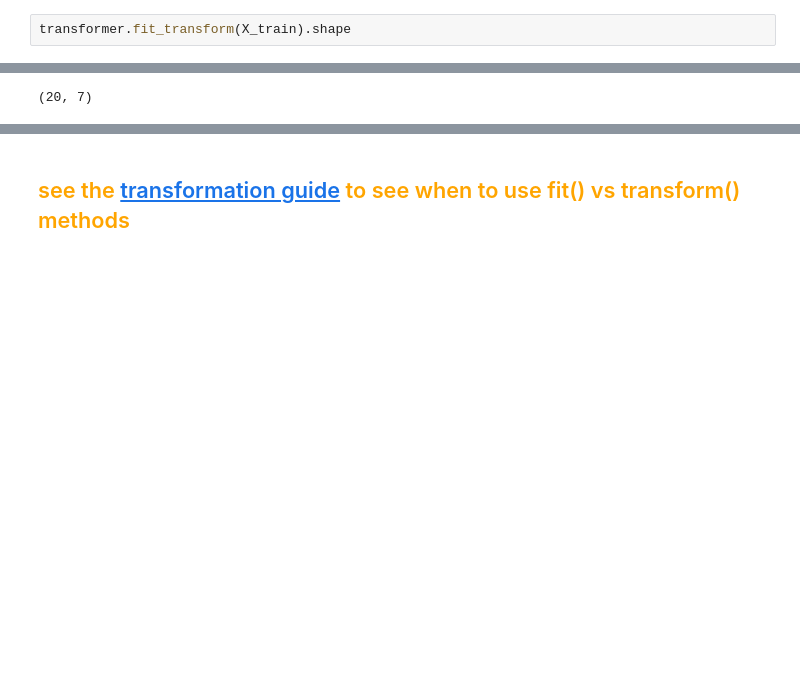
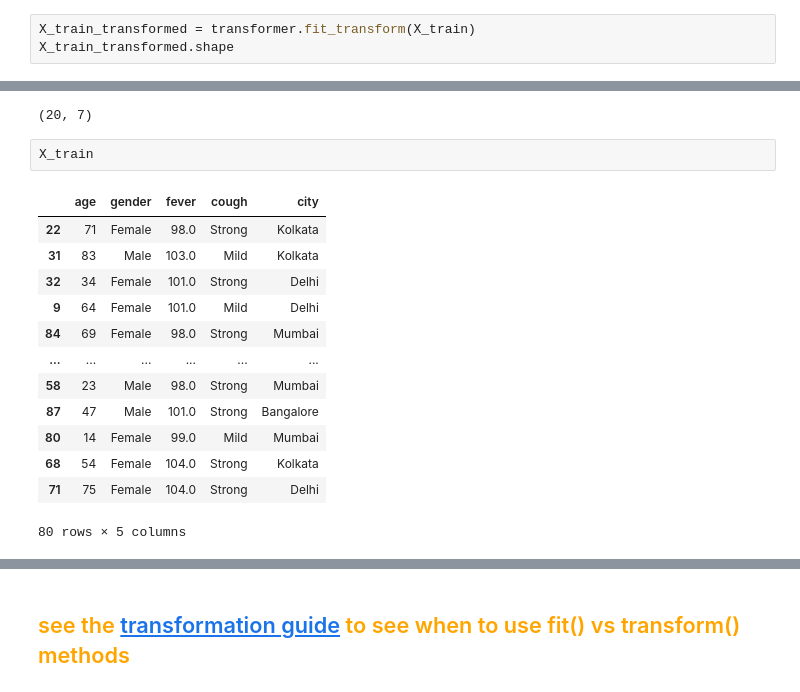
Before and after one commit to Kaushik035/ClassicalML, a Jupyter notebook: D28-Column_transformer/day28.ipynb, the cells around one changed output, grey strips where cells are left out. Cells and saved outputs as stored; diff of their text form; blank space fills up the shorter version.

Commit message:
Update execution counts and add output display for transformed training data using ColumnTransformer

```diff
--- a/D28-Column_transformer/day28.ipynb
+++ b/D28-Column_transformer/day28.ipynb
@@ -263,10 +263,27 @@ transformer = ColumnTransformer(transformers=[
     ('tnf3',OneHotEncoder(sparse_output=False,drop='first'),['gender','city'])
 ],remainder='passthrough')
 # %%
-transformer.fit_transform(X_train).shape
+X_train_transformed = transformer.fit_transform(X_train)
+X_train_transformed.shape
 # %% [output]
 (80, 7)
 # %%
 transformer.transform(X_test).shape
 # %% [output]
 (20, 7)
+# %%
+X_train
+# %% [output]
+|  | age | gender | fever | cough | city |
+| 22 | 71 | Female | 98.0 | Strong | Kolkata |
+| 31 | 83 | Male | 103.0 | Mild | Kolkata |
+| 32 | 34 | Female | 101.0 | Strong | Delhi |
+| 9 | 64 | Female | 101.0 | Mild | Delhi |
+| 84 | 69 | Female | 98.0 | Strong | Mumbai |
+| ... | ... | ... | ... | ... | ... |
+| 58 | 23 | Male | 98.0 | Strong | Mumbai |
+| 87 | 47 | Male | 101.0 | Strong | Bangalore |
+| 80 | 14 | Female | 99.0 | Mild | Mumbai |
+| 68 | 54 | Female | 104.0 | Strong | Kolkata |
+| 71 | 75 | Female | 104.0 | Strong | Delhi |
+80 rows × 5 columns
```
Also changed, not shown: parts of 1 cell of this notebook.
